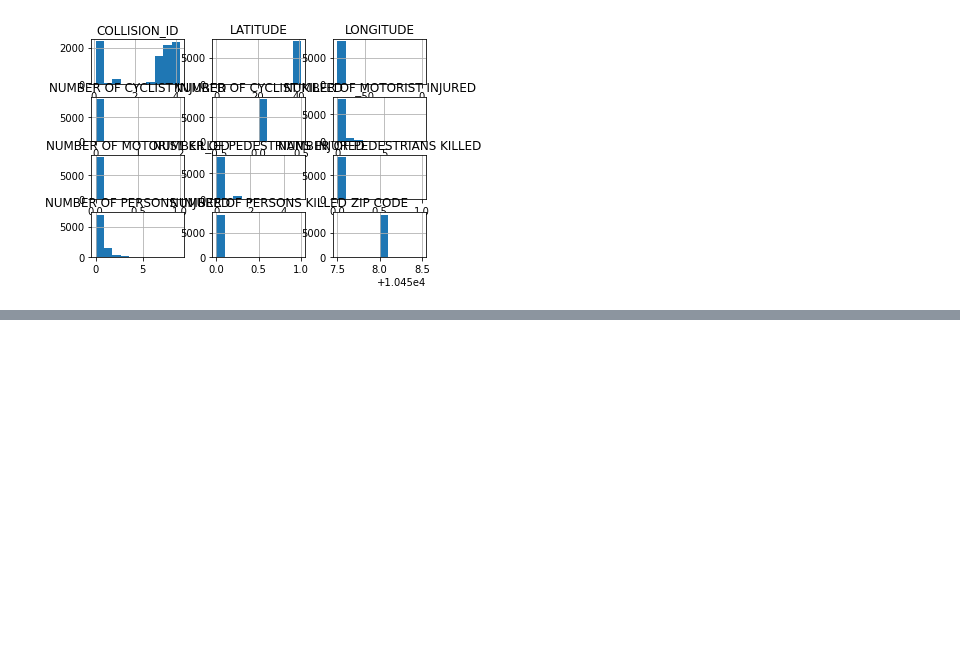
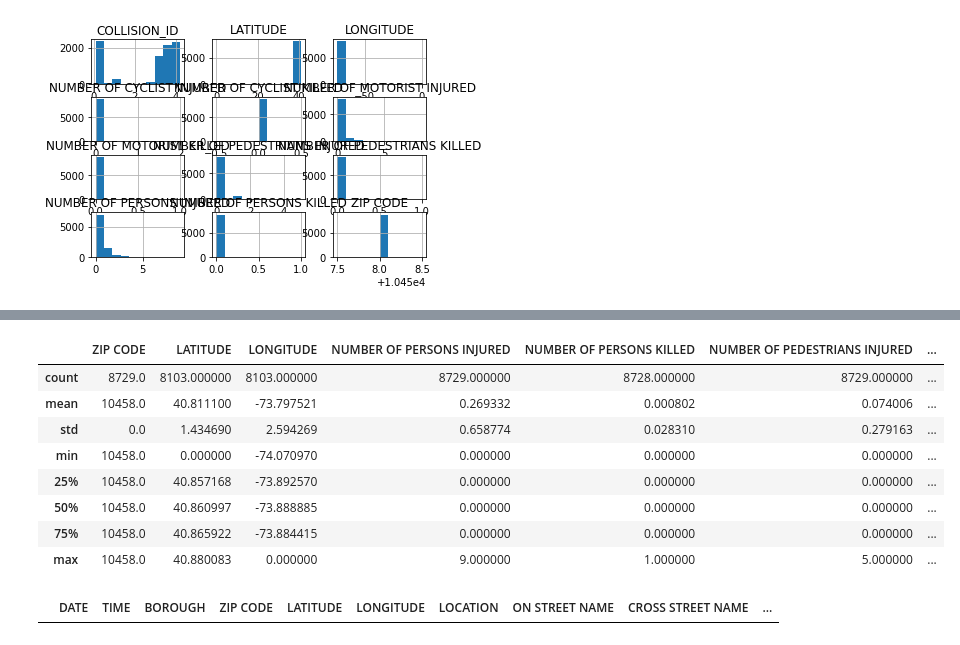
Before and after one commit to Dpinkney001/Data-Science-MAT328-Project-Spring-2021, a Jupyter notebook: Duvall Pinkney Data Science Project.ipynb, the cells around one changed output, grey strips where cells are left out. Saved outputs shown, nothing was run; the diff lists cells and outputs as text; code cells hidden in the pictures; blank space fills up the shorter version.

```diff
--- a/Duvall Pinkney Data Science Project.ipynb
+++ b/Duvall Pinkney Data Science Project.ipynb
@@ -155,7 +156,7 @@ array([[<matplotlib.axes._subplots.AxesSubplot object at 0x...>,
 [figure]
 # %%
 url = "NYPD_Motor_Vehicle_Collisions_-_Crashes (bronx only).csv"
-df = pd.read_csv(url)
+df = pd.read_csv(url, na_values = "-")
 # %%
 zipcode_filter = df['ZIP CODE'] == 10458
 df[zipcode_filter]
@@ -198,0 +201,3 @@ ValueError: x and y must be the same size
+# %%
+new_df = df[zipcode_filter]
+new_df
@@ -198,0 +218,16 @@ ValueError: x and y must be the same size
+# %%
+new_df.describe()
+# %% [output]
+|  | ZIP CODE | LATITUDE | LONGITUDE | NUMBER OF PERSONS INJURED | NUMBER OF PERSONS KILLED | NUMBER OF PEDESTRIANS INJURED | ... |
+| count | 8729.0 | 8103.000000 | 8103.000000 | 8729.000000 | 8728.000000 | 8729.000000 | ... |
+| mean | 10458.0 | 40.811100 | -73.797521 | 0.269332 | 0.000802 | 0.074006 | ... |
+| std | 0.0 | 1.434690 | 2.594269 | 0.658774 | 0.028310 | 0.279163 | ... |
+| min | 10458.0 | 0.000000 | -74.070970 | 0.000000 | 0.000000 | 0.000000 | ... |
+| 25% | 10458.0 | 40.857168 | -73.892570 | 0.000000 | 0.000000 | 0.000000 | ... |
+| 50% | 10458.0 | 40.860997 | -73.888885 | 0.000000 | 0.000000 | 0.000000 | ... |
+| 75% | 10458.0 | 40.865922 | -73.884415 | 0.000000 | 0.000000 | 0.000000 | ... |
+| max | 10458.0 | 40.880083 | 0.000000 | 9.000000 | 1.000000 | 5.000000 | ... |
+# %%
+new_df.dropna()
+# %% [output]
+|  | DATE | TIME | BOROUGH | ZIP CODE | LATITUDE | LONGITUDE | LOCATION | ON STREET NAME | CROSS STREET NAME | ... |
```
Also changed, not shown: parts of 9 cells of this notebook.
